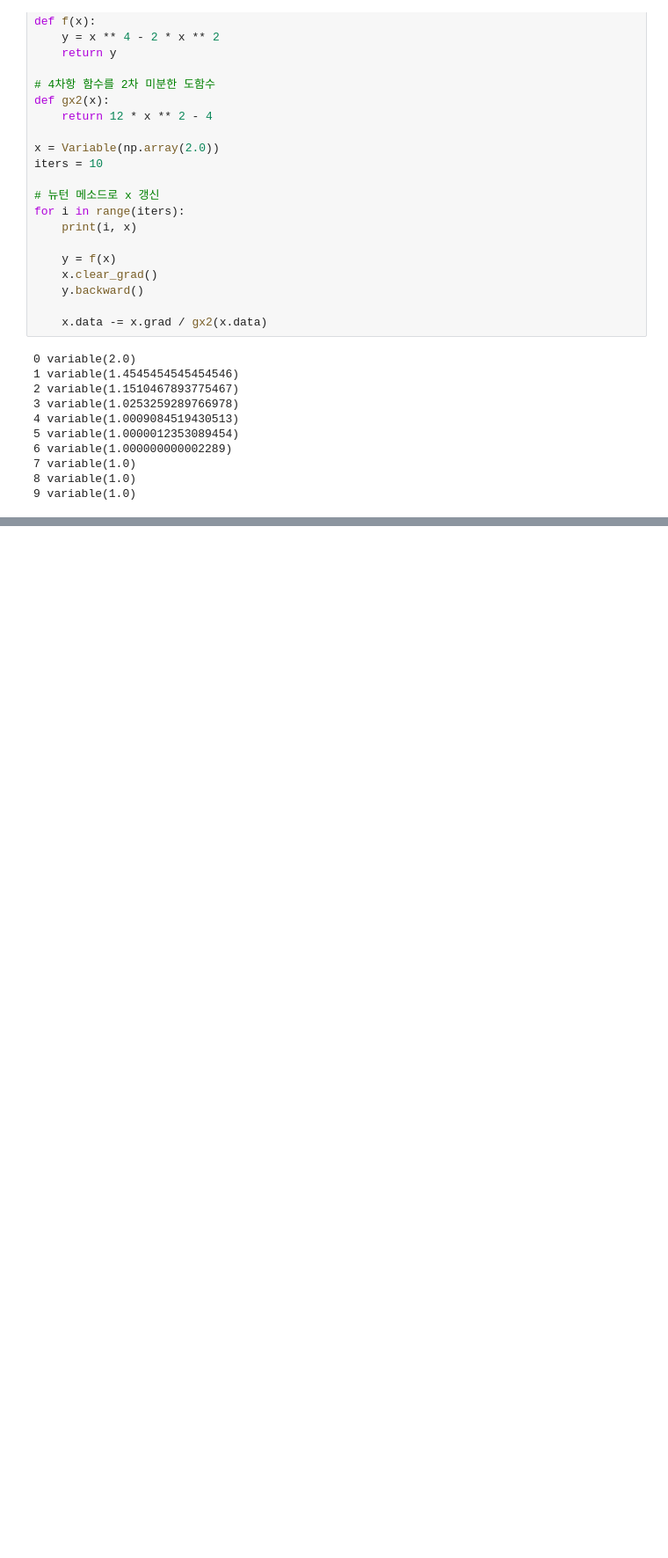
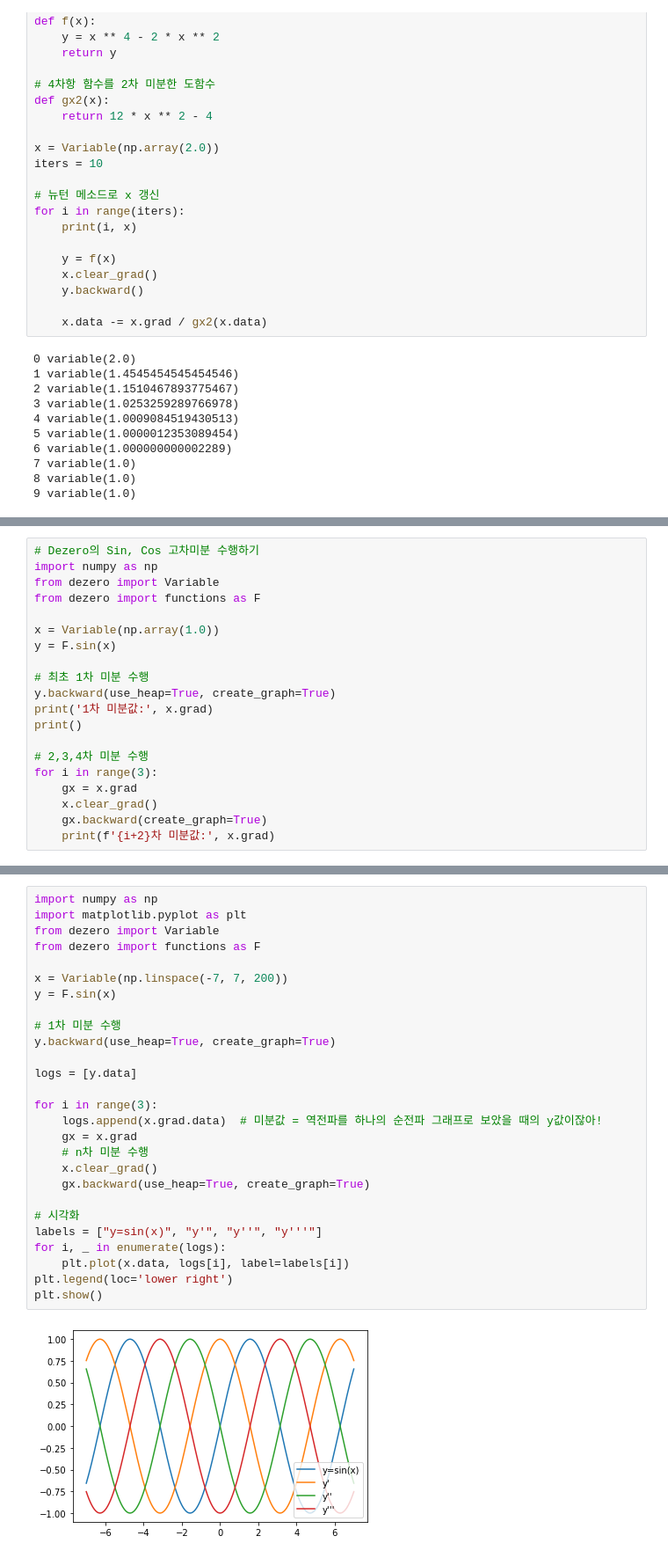
Before and after one commit to young-hun-jo/DeepLearningOnlyNumpy, a Jupyter notebook: season3/hands_on/제3고지.ipynb, the cells around one changed output, grey strips where cells are left out. Shown at 88% size. Saved outputs shown, nothing was run; the diff lists cells and outputs as text; blank space fills up the shorter version.

Commit message:
Sin, Cos, Tanh Function 추가

```diff
--- a/season3/hands_on/제3고지.ipynb
+++ b/season3/hands_on/제3고지.ipynb
@@ -349,0 +443,20 @@ for i in range(iters):
+# %%
+# Dezero의 Sin, Cos 고차미분 수행하기
+import numpy as np
+from dezero import Variable
+from dezero import functions as F
+
+x = Variable(np.array(1.0))
+y = F.sin(x)
+
+# 최초 1차 미분 수행
+y.backward(use_heap=True, create_graph=True)
+print('1차 미분값:', x.grad)
+print()
+
+# 2,3,4차 미분 수행
+for i in range(3):
+    gx = x.grad
+    x.clear_grad()
+    gx.backward(create_graph=True)
+    print(f'{i+2}차 미분값:', x.grad)
@@ -349,0 +469,29 @@ for i in range(iters):
+# %%
+import numpy as np
+import matplotlib.pyplot as plt
+from dezero import Variable
+from dezero import functions as F
+
+x = Variable(np.linspace(-7, 7, 200))
+y = F.sin(x)
+
+# 1차 미분 수행
+y.backward(use_heap=True, create_graph=True)
+
+logs = [y.data]
+
+for i in range(3):
+    logs.append(x.grad.data)  # 미분값 = 역전파를 하나의 순전파 그래프로 보았을 때의 y값이잖아!
+    gx = x.grad
+    # n차 미분 수행
+    x.clear_grad()
+    gx.backward(use_heap=True, create_graph=True)
+
+# 시각화
+labels = ["y=sin(x)", "y'", "y''", "y'''"]
+for i, _ in enumerate(logs):
+    plt.plot(x.data, logs[i], label=labels[i])
+plt.legend(loc='lower right')
+plt.show()
+# %% [output]
+[figure, added]
```
Also changed, not shown: parts of 11 cells of this notebook, 1 other file.
